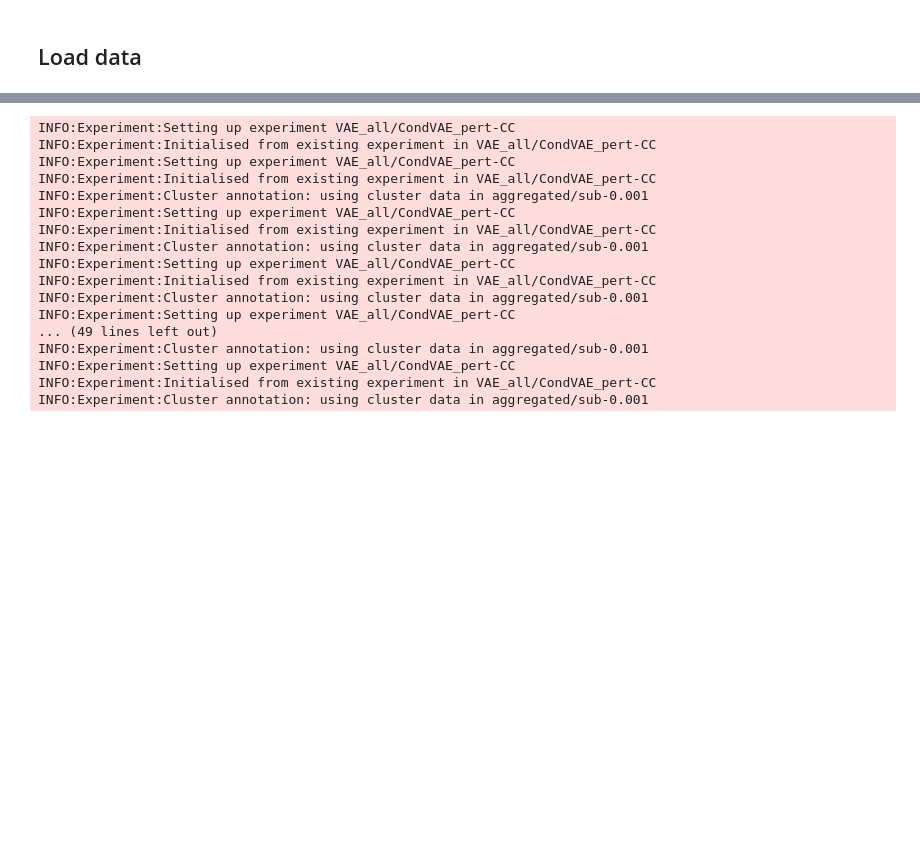
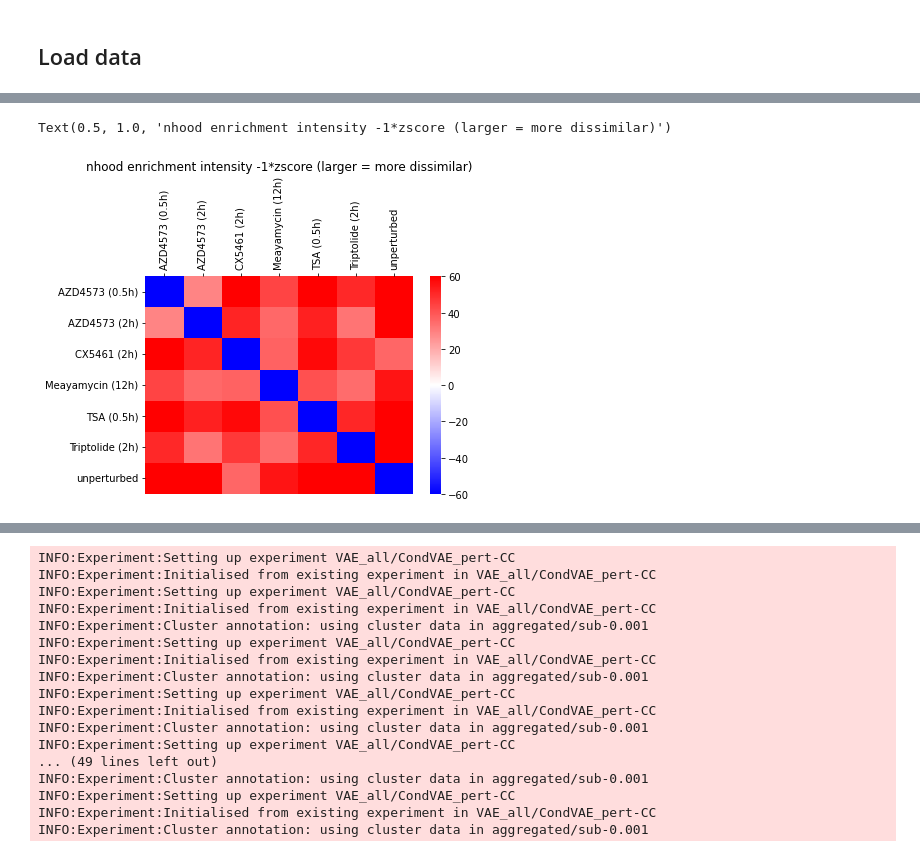
Before and after one commit to theislab/campa_ana, a Jupyter notebook: figures/fig3_perturbation_comparison.ipynb, the cells around one changed output, grey strips where cells are left out. Saved outputs shown, nothing was run; the diff lists cells and outputs as text; code cells hidden in the pictures; blank space fills up the shorter version.

```diff
--- a/figures/fig3_perturbation_comparison.ipynb
+++ b/figures/fig3_perturbation_comparison.ipynb
@@ -89,0 +168,8 @@ AnnData object with n_obs × n_vars = 557 × 34
+# %%
+# calculate neighbohood enrichment
+zscore_co_occ, count_co_occ = sq.gr.nhood_enrichment(adata, cluster_key='perturbation_plot',
+                                                     connectivity_key='co_occurrence', n_perms=1000,
+                                                     numba_parallel=False, copy=True)
+zscore_intensity, count_intensity = sq.gr.nhood_enrichment(adata, cluster_key='perturbation_plot',
+                                                           connectivity_key='intensity', n_perms=1900,
+                                                           numba_parallel=False, copy=True)
@@ -89,0 +235,12 @@ AnnData object with n_obs × n_vars = 557 × 34
+# %%
+# plot nhood enrichment scores
+fig, ax = plt.subplots(1,1)
+sns.heatmap(zscore_intensity*-1, vmin=-60, vmax=60, cmap='bwr')
+
+ax.set_xticklabels(adata.obs['perturbation_plot'].cat.categories, rotation=90)
+ax.set_yticklabels(adata.obs['perturbation_plot'].cat.categories, rotation=0)
+ax.xaxis.set_ticks_position('top')
+ax.set_title('nhood enrichment intensity -1*zscore (larger = more dissimilar)')
+# %% [output]
+Text(0.5, 1.0, 'nhood enrichment intensity -1*zscore (larger = more dissimilar)')
+[figure, added]
```
Also changed, not shown: parts of 16 cells of this notebook.
